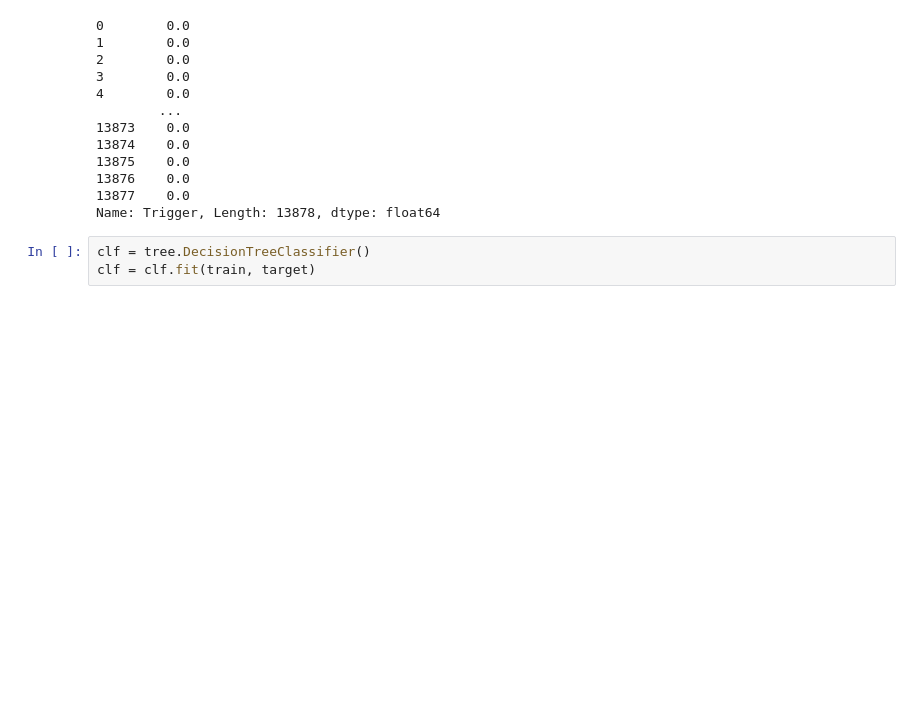
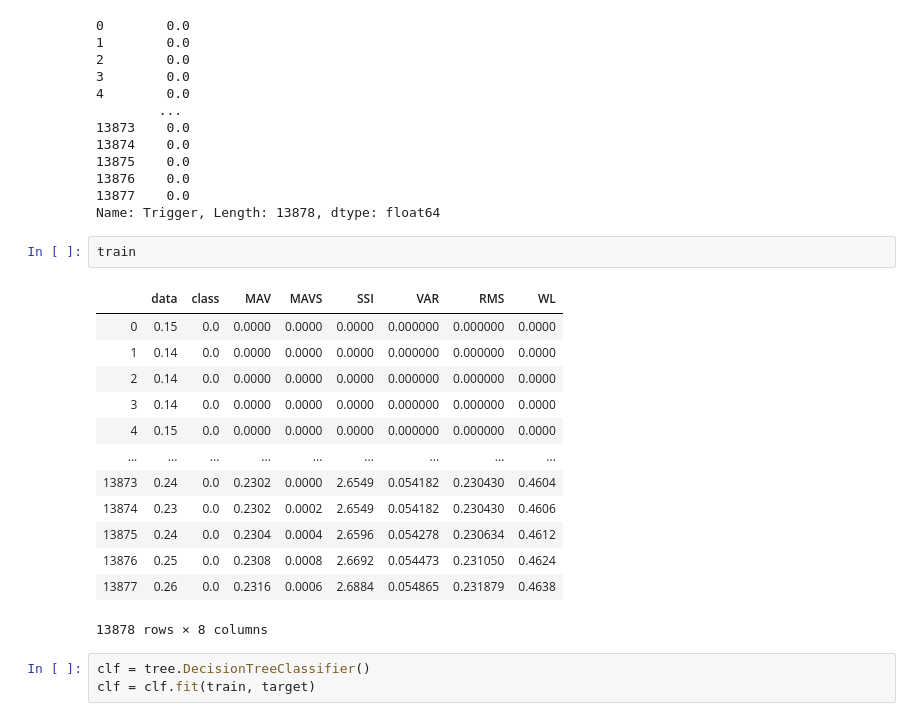
Before and after one commit to Evan00j/GARA-Emg-Analysis, a Jupyter notebook: ClassificationFast.ipynb, the cells around one changed output. Drawn from its saved outputs; the diff is of its cells as text; blank space fills up the shorter version.

```diff
--- a/ClassificationFast.ipynb
+++ b/ClassificationFast.ipynb
@@ -350,6 +350,22 @@ target
 13876    0.0
 13877    0.0
 Name: Trigger, Length: 13878, dtype: float64
+# %%
+train
+# %% [output]
+|  | data | class | MAV | MAVS | SSI | VAR | RMS | WL |
+| 0 | 0.15 | 0.0 | 0.0000 | 0.0000 | 0.0000 | 0.000000 | 0.000000 | 0.0000 |
+| 1 | 0.14 | 0.0 | 0.0000 | 0.0000 | 0.0000 | 0.000000 | 0.000000 | 0.0000 |
+| 2 | 0.14 | 0.0 | 0.0000 | 0.0000 | 0.0000 | 0.000000 | 0.000000 | 0.0000 |
+| 3 | 0.14 | 0.0 | 0.0000 | 0.0000 | 0.0000 | 0.000000 | 0.000000 | 0.0000 |
+| 4 | 0.15 | 0.0 | 0.0000 | 0.0000 | 0.0000 | 0.000000 | 0.000000 | 0.0000 |
+| ... | ... | ... | ... | ... | ... | ... | ... | ... |
+| 13873 | 0.24 | 0.0 | 0.2302 | 0.0000 | 2.6549 | 0.054182 | 0.230430 | 0.4604 |
+| 13874 | 0.23 | 0.0 | 0.2302 | 0.0002 | 2.6549 | 0.054182 | 0.230430 | 0.4606 |
+| 13875 | 0.24 | 0.0 | 0.2304 | 0.0004 | 2.6596 | 0.054278 | 0.230634 | 0.4612 |
+| 13876 | 0.25 | 0.0 | 0.2308 | 0.0008 | 2.6692 | 0.054473 | 0.231050 | 0.4624 |
+| 13877 | 0.26 | 0.0 | 0.2316 | 0.0006 | 2.6884 | 0.054865 | 0.231879 | 0.4638 |
+13878 rows × 8 columns
 # %%
 clf = tree.DecisionTreeClassifier()
 clf = clf.fit(train, target)
```
Also changed, not shown: parts of 17 cells of this notebook, 2 other files.
